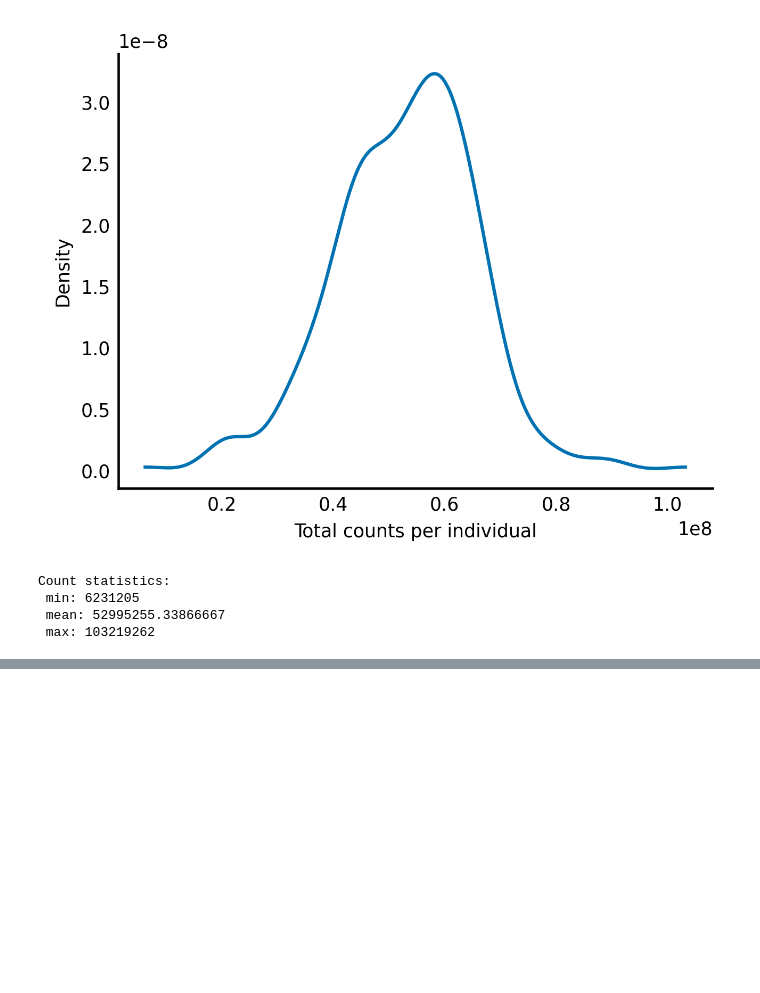
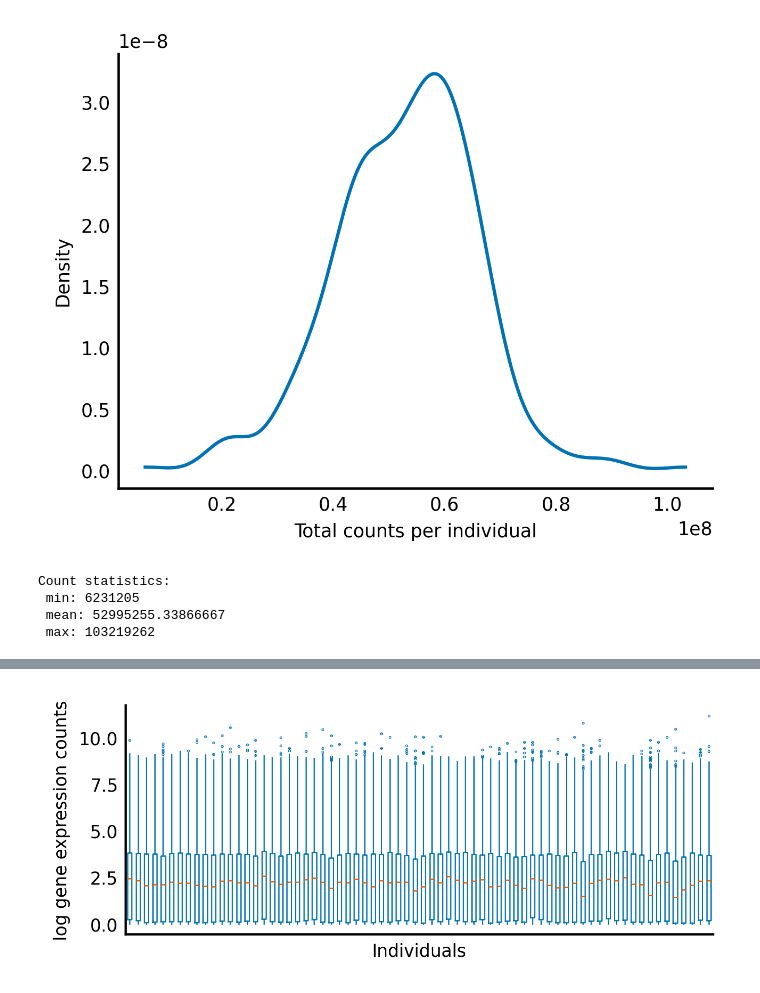
Before and after one commit to kebuhcah/experiments, a Jupyter notebook: elegant-scipy/chapter2.ipynb, the cells around one changed output, grey strips where cells are left out. Saved outputs shown, nothing was run; the diff lists cells and outputs as text; code cells hidden in the pictures; blank space fills up the shorter version.

```diff
--- a/elegant-scipy/chapter2.ipynb
+++ b/elegant-scipy/chapter2.ipynb
@@ -91,0 +136,17 @@ Count statistics:
+# %%
+# Normalize by library size
+# Divide the expression counts by the total counts for that individual
+# Multiply by 1 million to get things back in a similar scale
+counts_lib_norm = counts / total_counts * 1000000
+# Notice how we just used broadcasting twice there!
+counts_subset_lib_norm = counts_lib_norm[:,samples_index]
+
+fig, ax = plt.subplots(figsize=(5, 2))
+
+with plt.style.context('style/thinner.mplstyle'):
+    ax.boxplot(np.log(counts_subset_lib_norm + 1))
+    ax.set_xlabel("Individuals")
+    ax.set_ylabel("log gene expression counts")
+    reduce_xaxis_labels(ax, 10)
+# %% [output]
+[figure, added]
```
Also changed, not shown: parts of 4 cells of this notebook, 1 other file.
